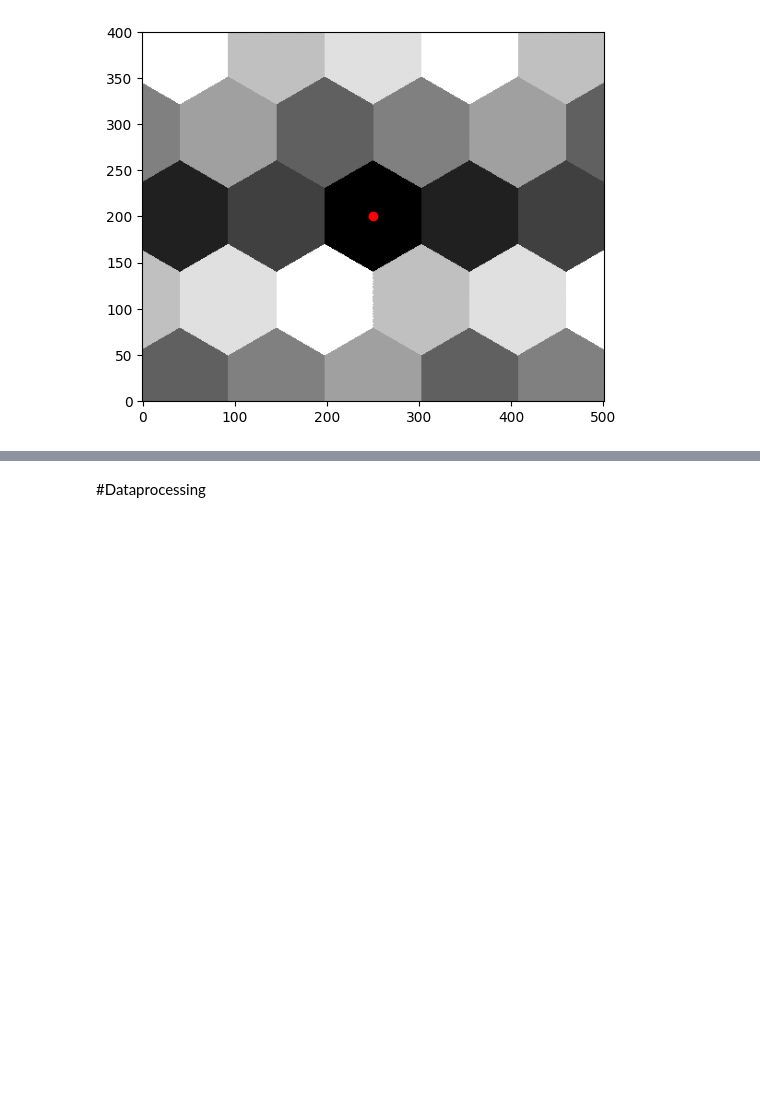
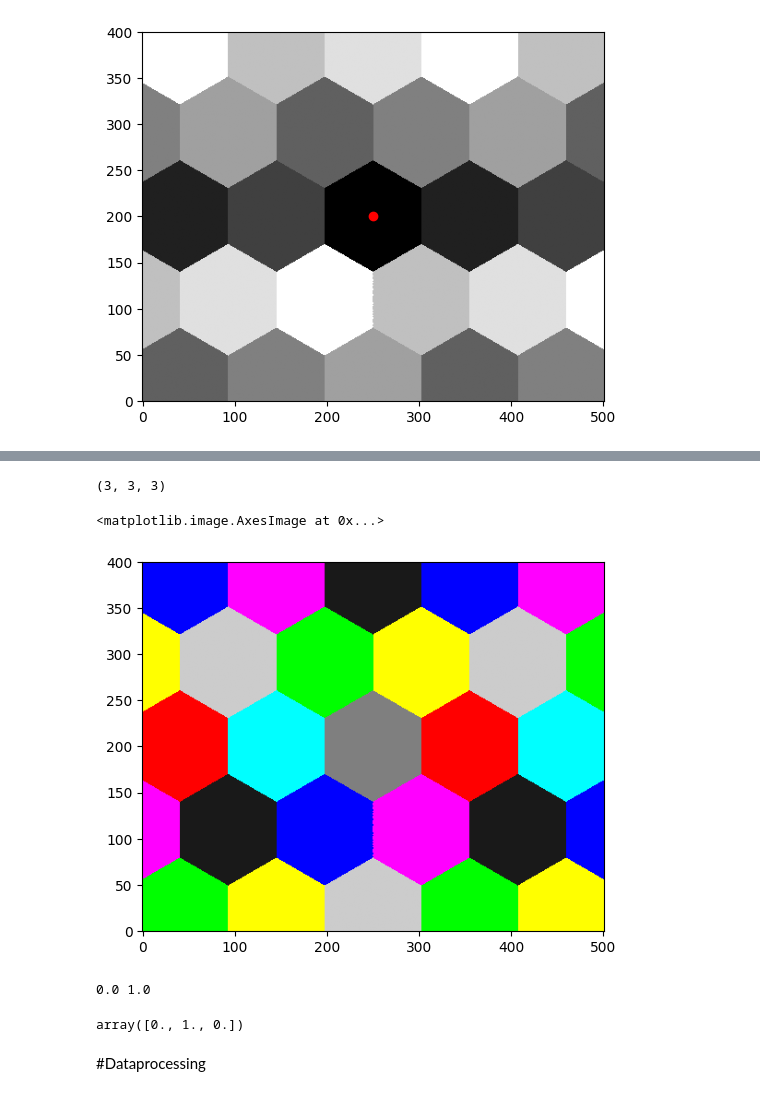
Before and after one commit to Potdooshami/2H_TaSe2_Tc_STM, a Jupyter notebook: phasemapping.ipynb, the cells around one changed output, grey strips where cells are left out. Saved outputs shown, nothing was run; the diff lists cells and outputs as text; code cells hidden in the pictures; blank space fills up the shorter version.

Commit message:
lost code recovered...(9 phase segmentation)

```diff
--- a/phasemapping.ipynb
+++ b/phasemapping.ipynb
@@ -225,3 +231,40 @@ plt.plot(250,200,'ro')
+# %%
+p_00 = [.5,.5,.5]
+p_12 = [.1,.1,.1]
+p_21 = [.8,.8,.8]
+
+p_10 = [1,0,0]
+p_01 = [0,1,0]
+p_22 = [0,0,1]
+
+p_20 = [0,1,1]
+p_02 = [1,0,1]
+p_11 = [1,1,0]
+# %%
+clrset = [[p_00,p_01,p_02],[p_10,p_11,p_12],[p_20,p_21,p_22]]
+clrset = np.array(clrset)
+clrset.shape
+# %% [output]
+(3, 3, 3)
+# %%
+shp = z3z3hex.shape
+phase9 = np.zeros((shp[0],shp[1],3))
+for ix  in range(shp[0]):
+  for iy in range(shp[1]):
+    phase9[ix,iy,:] = clrset[int(z3z3hex[ix,iy,0]),int(z3z3hex[ix,iy,1]),:]
+# %%
+plt.imshow(phase9, origin='lower')
+# %% [output]
+<matplotlib.image.AxesImage at 0x...>
+[figure, added]
+# %%
+p1 = z3z3hex[1,0,0]
+p2 = z3z3hex[1,0,1]
+print(p1,p2)
+clrset[int(p1),int(p2),:]
+# %% [output]
+0.0 1.0
+array([0., 1., 0.])
 # %% [markdown]
 #Dataprocessing
 # %%
```
Also changed, not shown: parts of 1 cell of this notebook.
